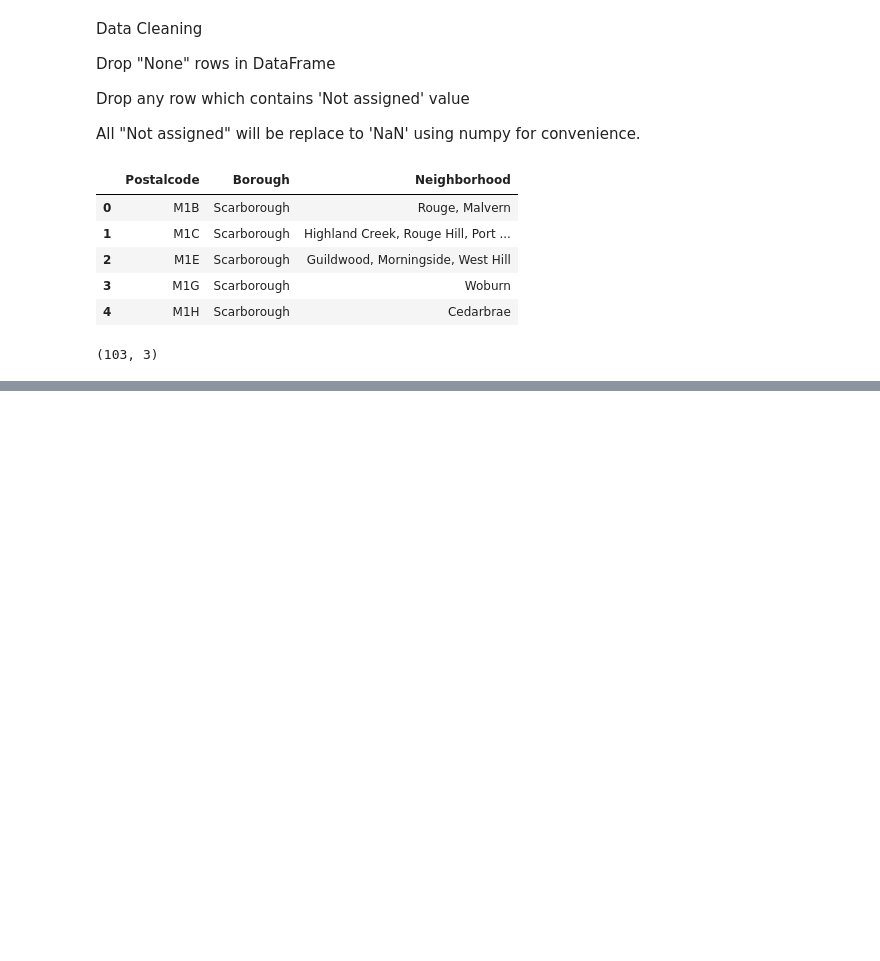
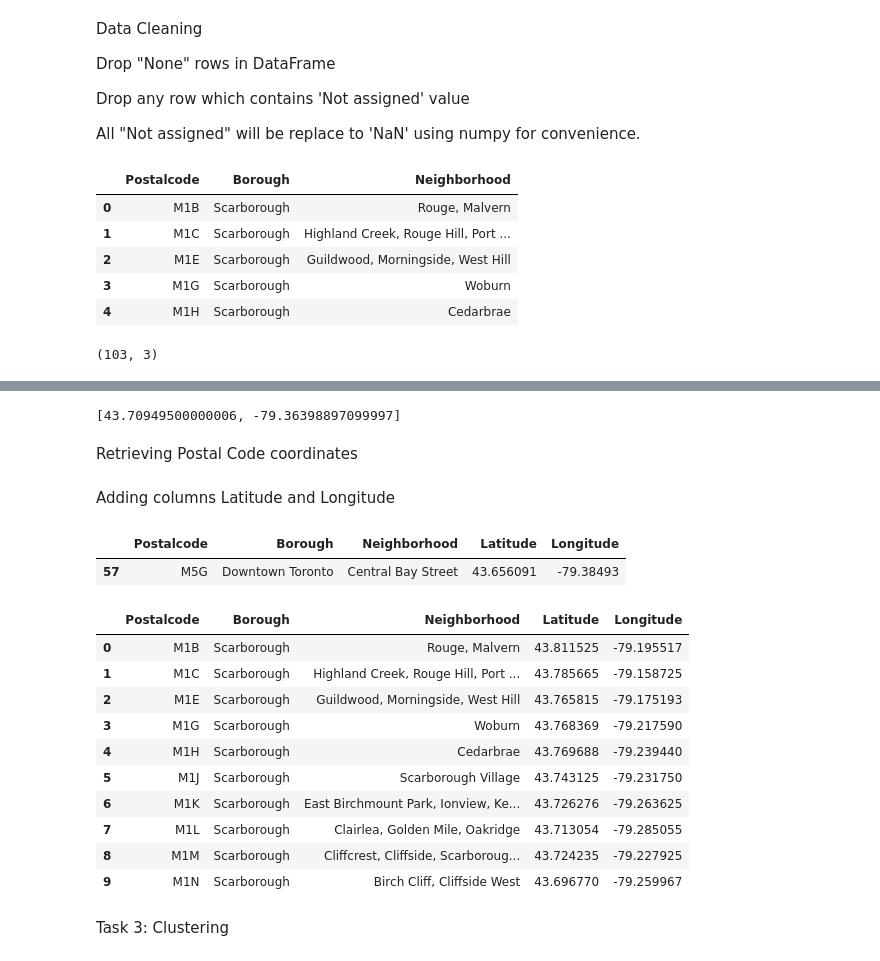
Before and after one commit to Koolku/Segmenting-and-clustering, a Jupyter notebook: Segmenting and Clustering .ipynb, the cells around one changed output, grey strips where cells are left out. Cells and saved outputs as stored; diff of their text form; code cells hidden in the pictures; blank space fills up the shorter version.

```diff
--- a/Segmenting and Clustering .ipynb
+++ b/Segmenting and Clustering .ipynb
@@ -84,0 +111,45 @@ print(df2.shape)
+# %%
+def get_latlng(postal_code):
+    # initialize your variable to None
+    lat_lng_coords = None
+    # loop until you get the coordinates
+    while(lat_lng_coords is None):
+        g = geocoder.arcgis('{}, Toronto, Ontario'.format(postal_code))
+        lat_lng_coords = g.latlng
+    return lat_lng_coords
+
+get_latlng('M4G')
+# %% [output]
+[43.70949500000006, -79.36398897099997]
+# %% [markdown]
+Retrieving Postal Code coordinates
+# %%
+postal_codes = df['Postalcode']
+coords = [ get_latlng(postal_code) for postal_code in postal_codes.tolist() ]
+# %% [markdown]
+Adding columns Latitude and Longitude
+# %%
+df_coords = pd.DataFrame(coords, columns=['Latitude', 'Longitude'])
+df['Latitude'] = df_coords['Latitude']
+df['Longitude'] = df_coords['Longitude']
+# %%
+df[df.Postalcode == 'M5G']
+# %% [output]
+|  | Postalcode | Borough | Neighborhood | Latitude | Longitude |
+| 57 | M5G | Downtown Toronto | Central Bay Street | 43.656091 | -79.38493 |
+# %%
+df.head(10)
+# %% [output]
+|  | Postalcode | Borough | Neighborhood | Latitude | Longitude |
+| 0 | M1B | Scarborough | Rouge, Malvern | 43.811525 | -79.195517 |
+| 1 | M1C | Scarborough | Highland Creek, Rouge Hill, Port ... | 43.785665 | -79.158725 |
+| 2 | M1E | Scarborough | Guildwood, Morningside, West Hill | 43.765815 | -79.175193 |
+| 3 | M1G | Scarborough | Woburn | 43.768369 | -79.217590 |
+| 4 | M1H | Scarborough | Cedarbrae | 43.769688 | -79.239440 |
+| 5 | M1J | Scarborough | Scarborough Village | 43.743125 | -79.231750 |
+| 6 | M1K | Scarborough | East Birchmount Park, Ionview, Ke... | 43.726276 | -79.263625 |
+| 7 | M1L | Scarborough | Clairlea, Golden Mile, Oakridge | 43.713054 | -79.285055 |
+| 8 | M1M | Scarborough | Cliffcrest, Cliffside, Scarboroug... | 43.724235 | -79.227925 |
+| 9 | M1N | Scarborough | Birch Cliff, Cliffside West | 43.696770 | -79.259967 |
+# %% [markdown]
+Task 3: Clustering
```
Also changed, not shown: parts of 10 cells of this notebook.
